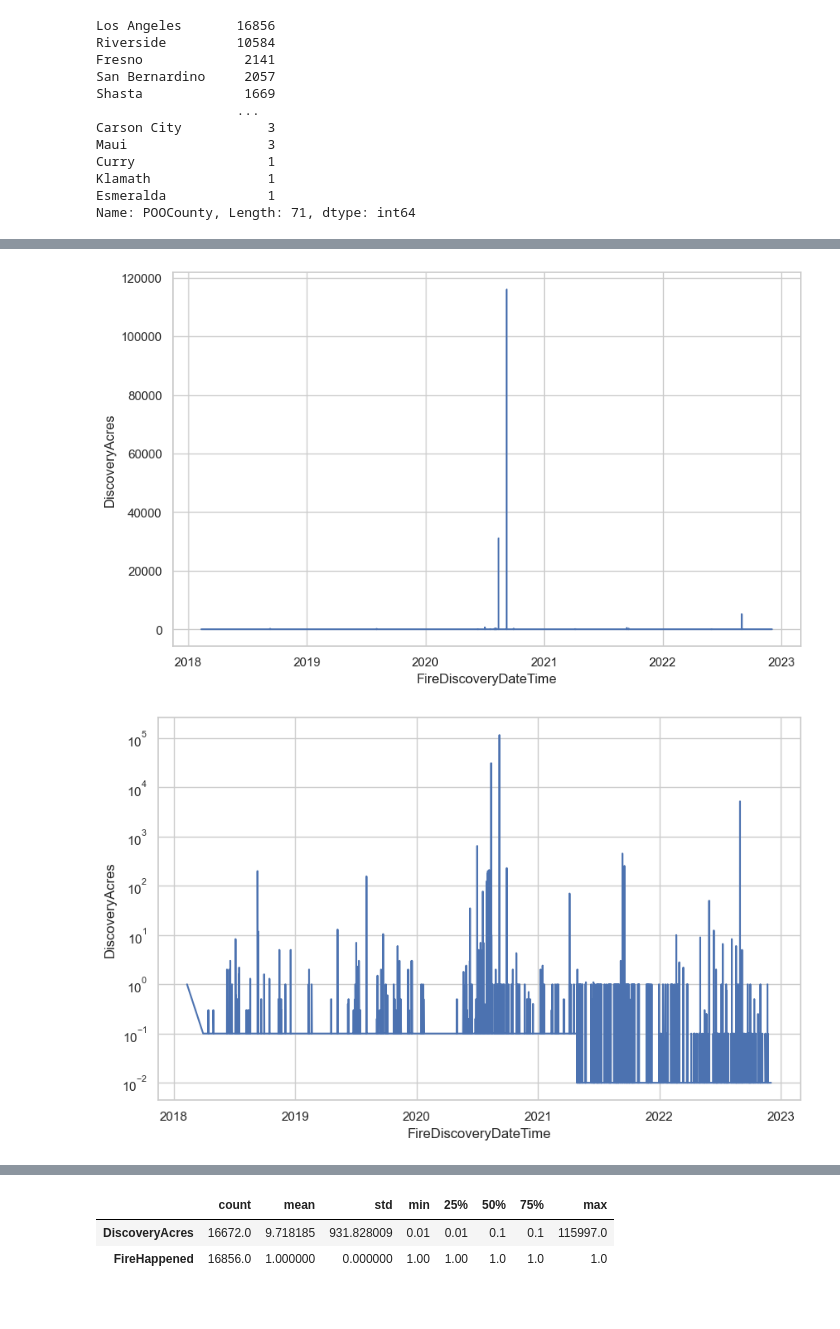
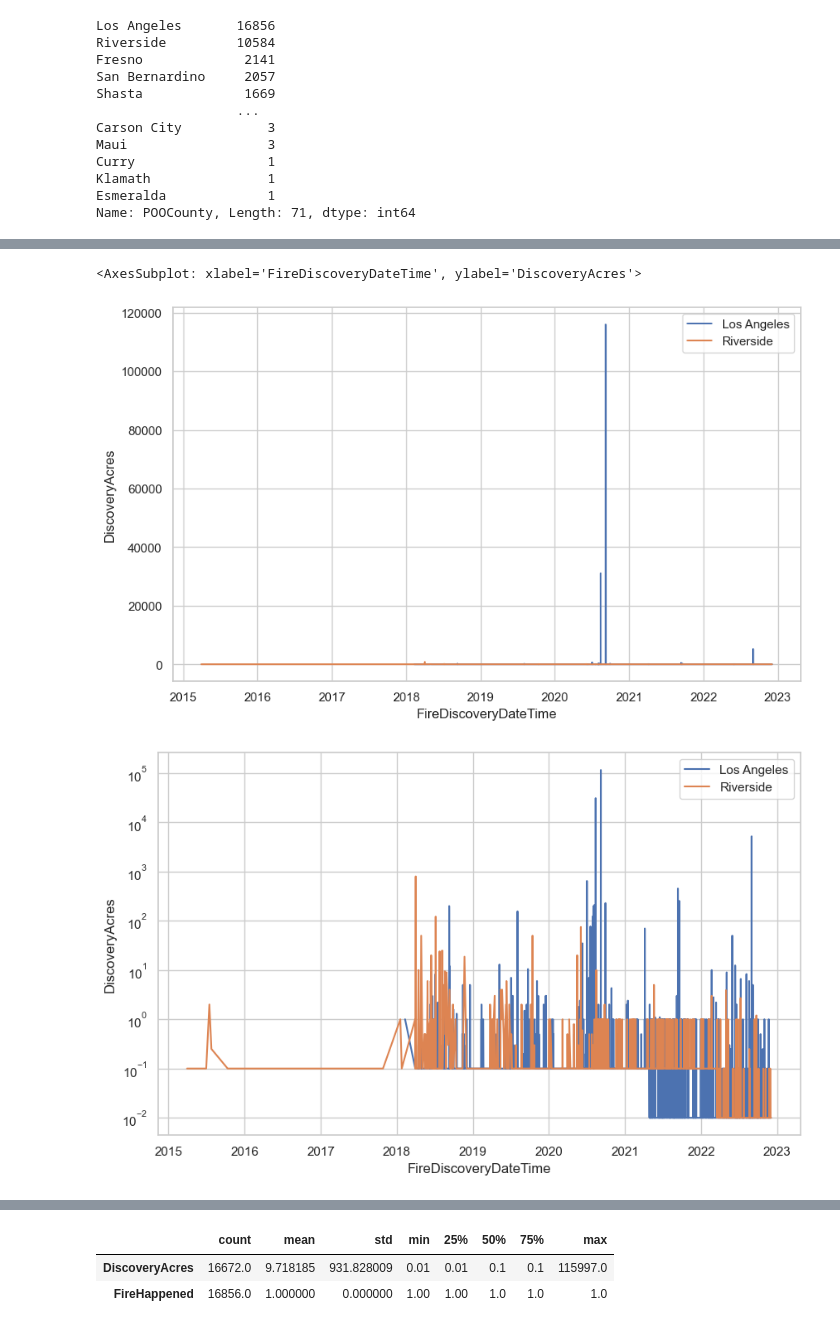
Before and after one commit to Cecilia05-sf/CS5002_Final_Project, a Jupyter notebook: final_project.ipynb, the cells around one changed output, grey strips where cells are left out. Saved outputs shown, nothing was run; the diff lists cells and outputs as text; code cells hidden in the pictures.

```diff
--- a/final_project.ipynb
+++ b/final_project.ipynb
@@ -122,6 +122,7 @@ Esmeralda             1
 Name: POOCounty, Length: 71, dtype: int64
 # %%
 df_LA_fires = df_fires[df_fires['POOCounty'] == 'Los Angeles']
-df_LA_fires.info()
+df_RS_fires = df_fires[df_fires['POOCounty'] == 'Riverside']
+df_RS_fires.info()
 # %% [output]
 <class 'pandas.core.frame.DataFrame'>
@@ -152,13 +154,17 @@ plt.legend()
 # %%
 plt.figure(figsize=(10, 6))
 sns.set(style="whitegrid")
-sns.lineplot(x="FireDiscoveryDateTime", y="DiscoveryAcres", data=df_LA_fires)
+sns.lineplot(x="FireDiscoveryDateTime", y="DiscoveryAcres", data=df_LA_fires, label = 'Los Angeles')
+sns.lineplot(x="FireDiscoveryDateTime", y="DiscoveryAcres", data=df_RS_fires, label = 'Riverside')
 # %% [output]
+<AxesSubplot: xlabel='FireDiscoveryDateTime', ylabel='DiscoveryAcres'>
-[figure, old version]
+[figure, new version]
 # %%
 plt.figure(figsize=(10, 6))
 sns.set(style="whitegrid")
-g = sns.lineplot(x="FireDiscoveryDateTime", y="DiscoveryAcres", data=df_LA_fires)
+g = sns.lineplot(x="FireDiscoveryDateTime", y="DiscoveryAcres", data=df_LA_fires, label = 'Los Angeles')
+h = sns.lineplot(x="FireDiscoveryDateTime", y="DiscoveryAcres", data=df_RS_fires, label = 'Riverside')
 g.set_yscale("log")
+h.set_yscale("log")
 # %% [output]
-[figure, old version]
+[figure, new version]
```
Also changed, not shown: parts of 46 cells of this notebook, 1 other file.
